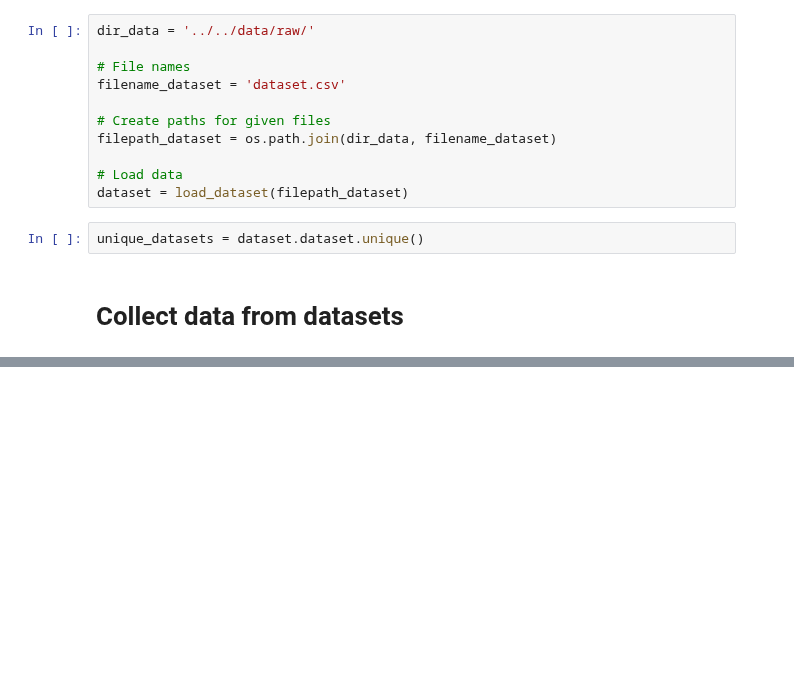
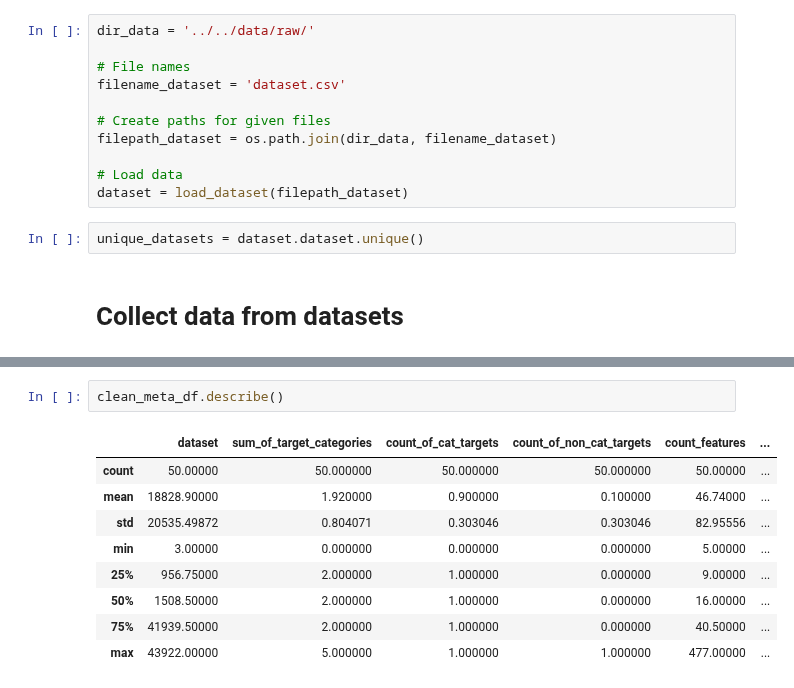
Before and after one commit to nina-prog/meta-learning-for-encoder-selection, a Jupyter notebook: notebooks/week08/Dataset-Meta-Information.ipynb, the cells around one changed output, grey strips where cells are left out. Cells and saved outputs as stored; diff of their text form; blank space fills up the shorter version.

```diff
--- a/notebooks/week08/Dataset-Meta-Information.ipynb
+++ b/notebooks/week08/Dataset-Meta-Information.ipynb
@@ -195,0 +256,12 @@ meta_df.head(50)
+# %%
+clean_meta_df.describe()
+# %% [output]
+|  | dataset | sum_of_target_categories | count_of_cat_targets | count_of_non_cat_targets | count_features | ... |
+| count | 50.00000 | 50.000000 | 50.000000 | 50.000000 | 50.00000 | ... |
+| mean | 18828.90000 | 1.920000 | 0.900000 | 0.100000 | 46.74000 | ... |
+| std | 20535.49872 | 0.804071 | 0.303046 | 0.303046 | 82.95556 | ... |
+| min | 3.00000 | 0.000000 | 0.000000 | 0.000000 | 5.00000 | ... |
+| 25% | 956.75000 | 2.000000 | 1.000000 | 0.000000 | 9.00000 | ... |
+| 50% | 1508.50000 | 2.000000 | 1.000000 | 0.000000 | 16.00000 | ... |
+| 75% | 41939.50000 | 2.000000 | 1.000000 | 0.000000 | 40.50000 | ... |
+| max | 43922.00000 | 5.000000 | 1.000000 | 1.000000 | 477.00000 | ... |
```
Also changed, not shown: parts of 11 cells of this notebook, 1 other file.
